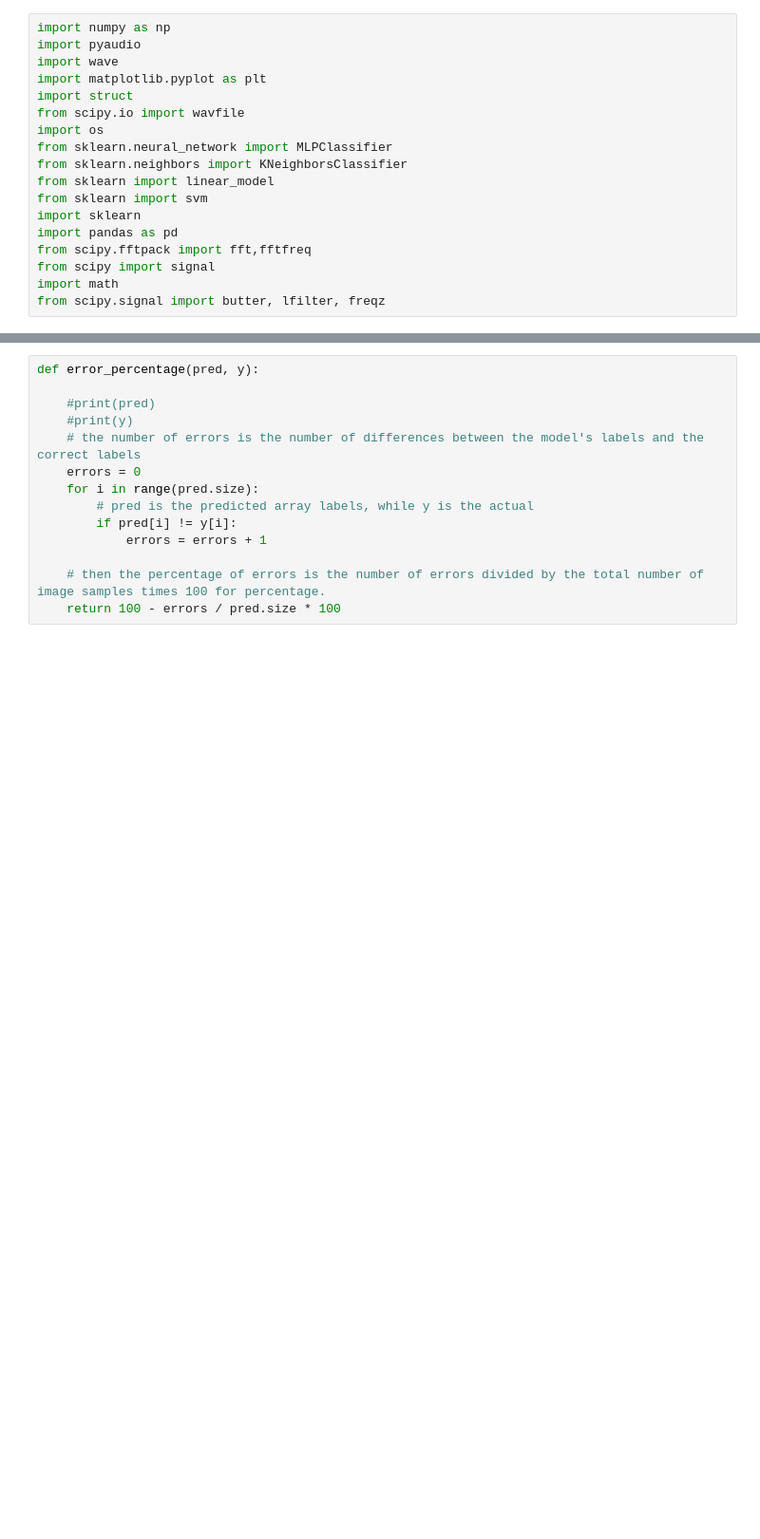
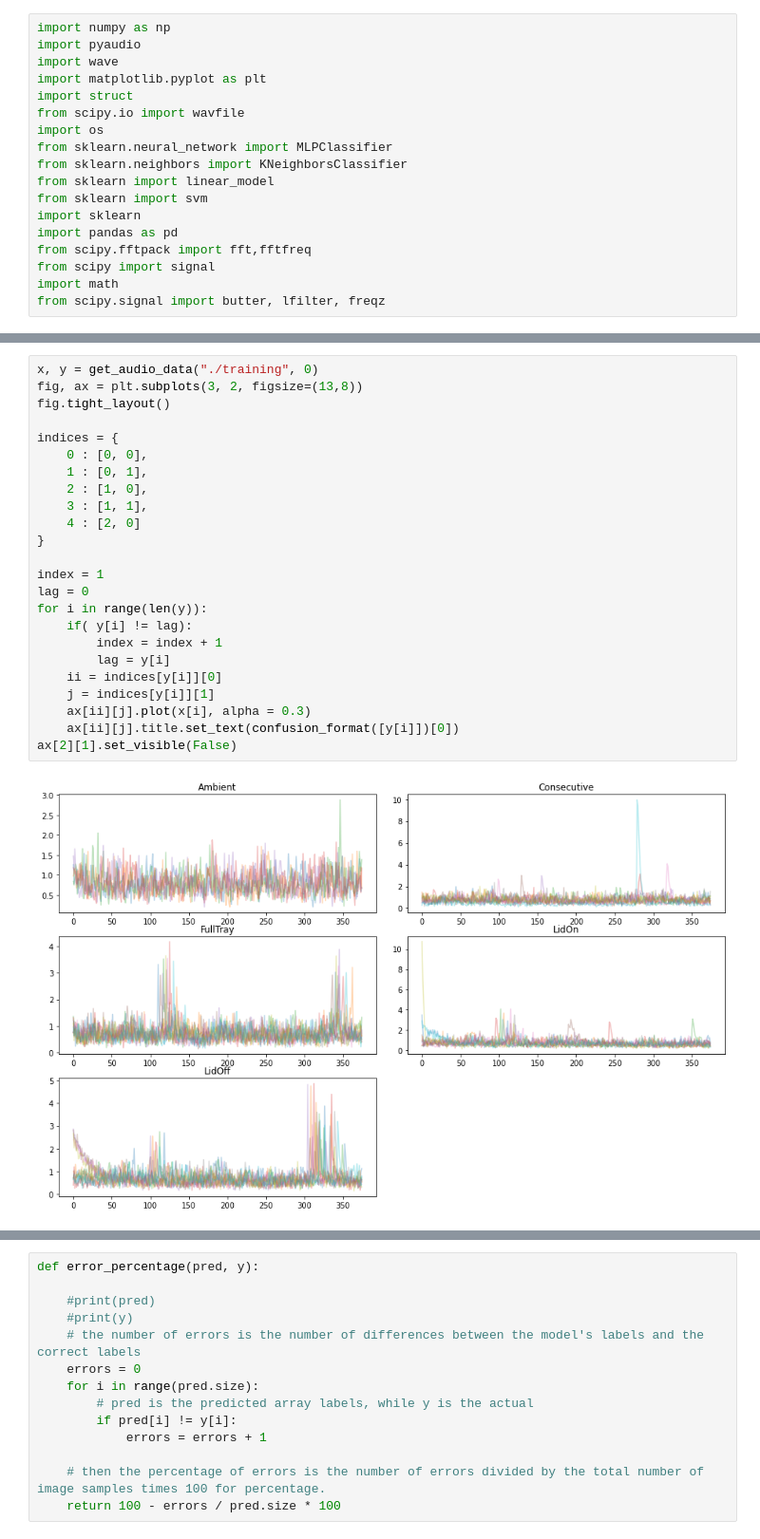
Before and after one commit to jared-p/engr499-group61, a Jupyter notebook: Filtered_Classifier.ipynb, the cells around one changed output, grey strips where cells are left out. Shown: that part at 95% size. Drawn from its saved outputs; the diff is of its cells as text; blank space fills up the shorter version.

```diff
--- a/Filtered_Classifier.ipynb
+++ b/Filtered_Classifier.ipynb
@@ -280,0 +187,26 @@ Percentage correct: 86.0
+# %%
+x, y = get_audio_data("./training", 0)
+fig, ax = plt.subplots(3, 2, figsize=(13,8))
+fig.tight_layout()
+
+indices = {
+    0 : [0, 0],
+    1 : [0, 1],
+    2 : [1, 0],
+    3 : [1, 1],
+    4 : [2, 0]
+}
+
+index = 1
+lag = 0
+for i in range(len(y)):
+    if( y[i] != lag):
+        index = index + 1
+        lag = y[i]
+    ii = indices[y[i]][0]
+    j = indices[y[i]][1]
+    ax[ii][j].plot(x[i], alpha = 0.3)
+    ax[ii][j].title.set_text(confusion_format([y[i]])[0])
+ax[2][1].set_visible(False)
+# %% [output]
+[figure, added]
```
Also changed, not shown: parts of 10 cells of this notebook, 11 other files.
